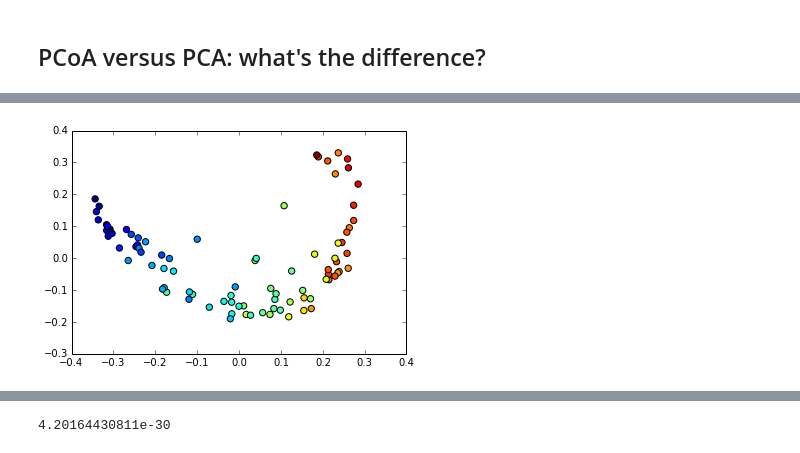
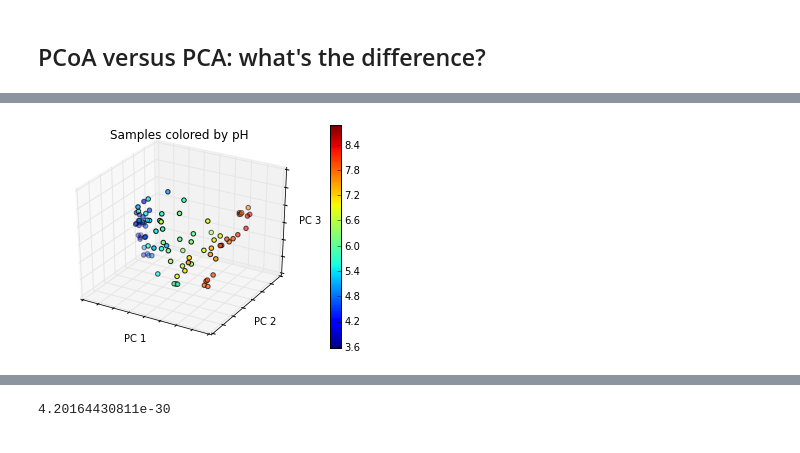
Before and after one commit to applied-bioinformatics/An-Introduction-To-Applied-Bioinformatics, a Jupyter notebook: applications/1-biological-diversity.ipynb, the cells around one changed output, grey strips where cells are left out. Cells and saved outputs as stored; diff of their text form; code cells hidden in the pictures.

```diff
--- a/applications/1-biological-diversity.ipynb
+++ b/applications/1-biological-diversity.ipynb
@@ -1150,6 +1127,6 @@ ord_plot = scatter(soil_pcoa_matrix[0], soil_pcoa_matrix[1], s=40, c=soil_ordere
 # %%
 flipped_soil_pcoa_matrix = soil_pcoa_matrix * -1
-# %%
-ord_plot = scatter(flipped_soil_pcoa_matrix[0], flipped_soil_pcoa_matrix[1], s=40, c=soil_ordered_pHs)
-# %% [output]
-[figure, removed]
+# %%
+scatter_3d(flipped_soil_pcoa_matrix, soil_ordered_pHs, "Samples colored by pH")
+# %% [output]
+[figure, added]
```
Also changed, not shown: parts of 36 cells of this notebook.
